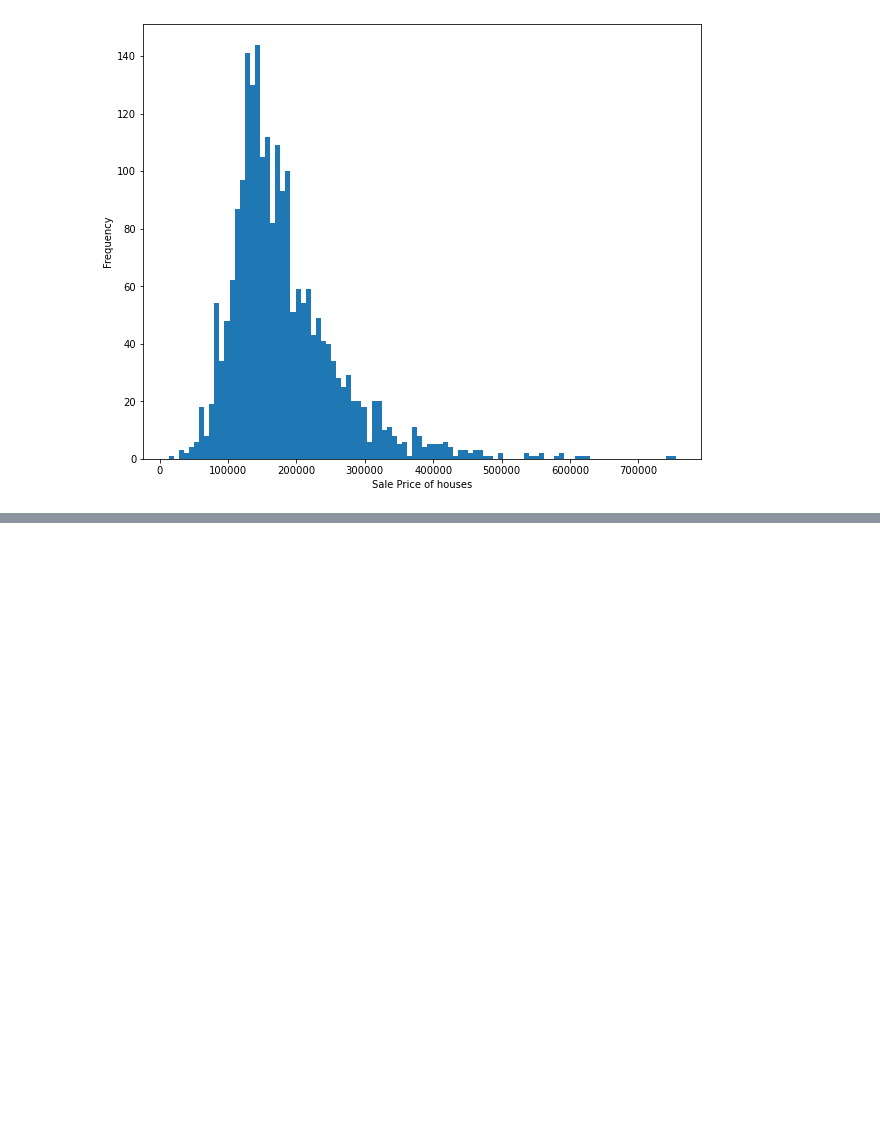
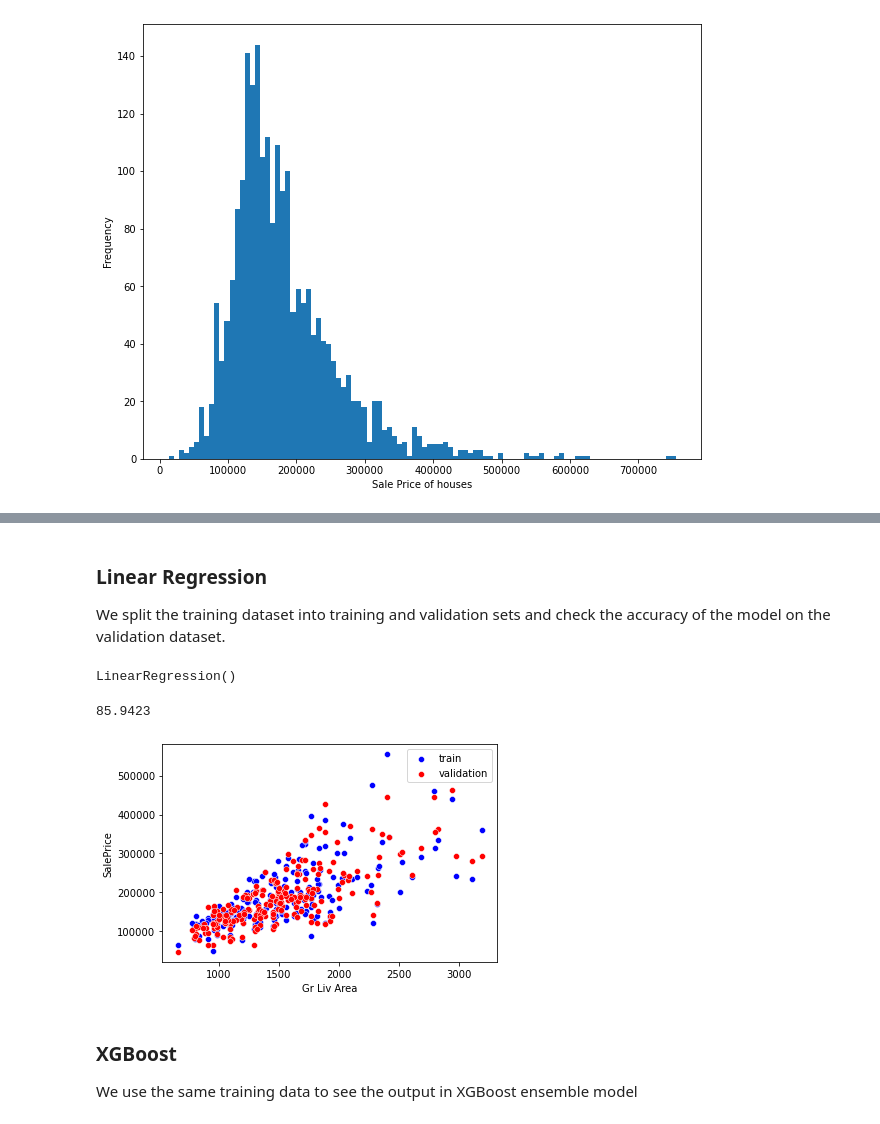
Before and after one commit to srijita0814/house_price_prediction, a Jupyter notebook: House_Price_Prediction.ipynb, the cells around one changed output, grey strips where cells are left out. Drawn from its saved outputs; the diff is of its cells as text; code cells hidden in the pictures; blank space fills up the shorter version.

```diff
--- a/House_Price_Prediction.ipynb
+++ b/House_Price_Prediction.ipynb
@@ -105,0 +325,34 @@ df_new.shape
+# %%
+#Splitting the dataset into train and validation.
+X_train, X_test, y_train, y_test = train_test_split(X, y, test_size=0.1, random_state=90)
+# %% [markdown]
+### Linear Regression
+We split the training dataset into training and validation sets and check the accuracy of the model on the validation dataset.
+# %%
+reg = LinearRegression()
+# %%
+#Training the model using the train dataset.
+reg.fit(X_train, y_train)
+# %% [output]
+LinearRegression()
+# %%
+#Accuracy of the model in the validation dataset.
+acc = reg.score(X_test, y_test)*100
+acc = round(acc, 4)
+acc
+# %% [output]
+85.9423
+# %%
+#Store the value of the predictions in y_pred
+y_pred = reg.predict(X_test)
+# %%
+#Plot a graph between the actual value and the predicted value
+fig, ax = plt.subplots()
+sb.scatterplot(x=X_test['Gr Liv Area'], y=y_test, color='blue', label='train')
+sb.scatterplot(x=X_test['Gr Liv Area'], y=y_pred, color='red', label='validation', ax=ax)
+plt.show()
+# %% [output]
+[figure, added]
+# %% [markdown]
+### XGBoost
+We use the same training data to see the output in XGBoost ensemble model
```
Also changed, not shown: parts of 85 cells of this notebook.
